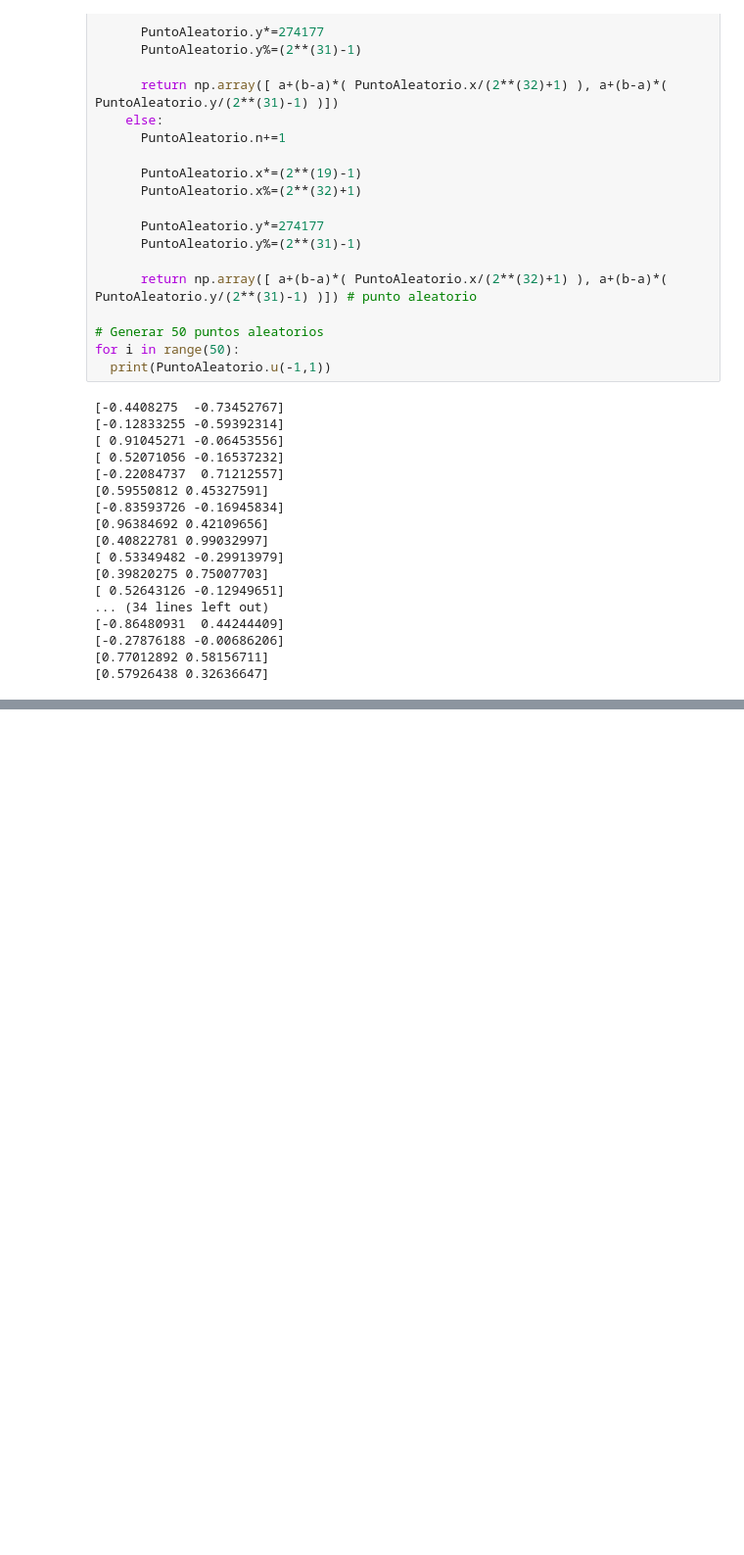
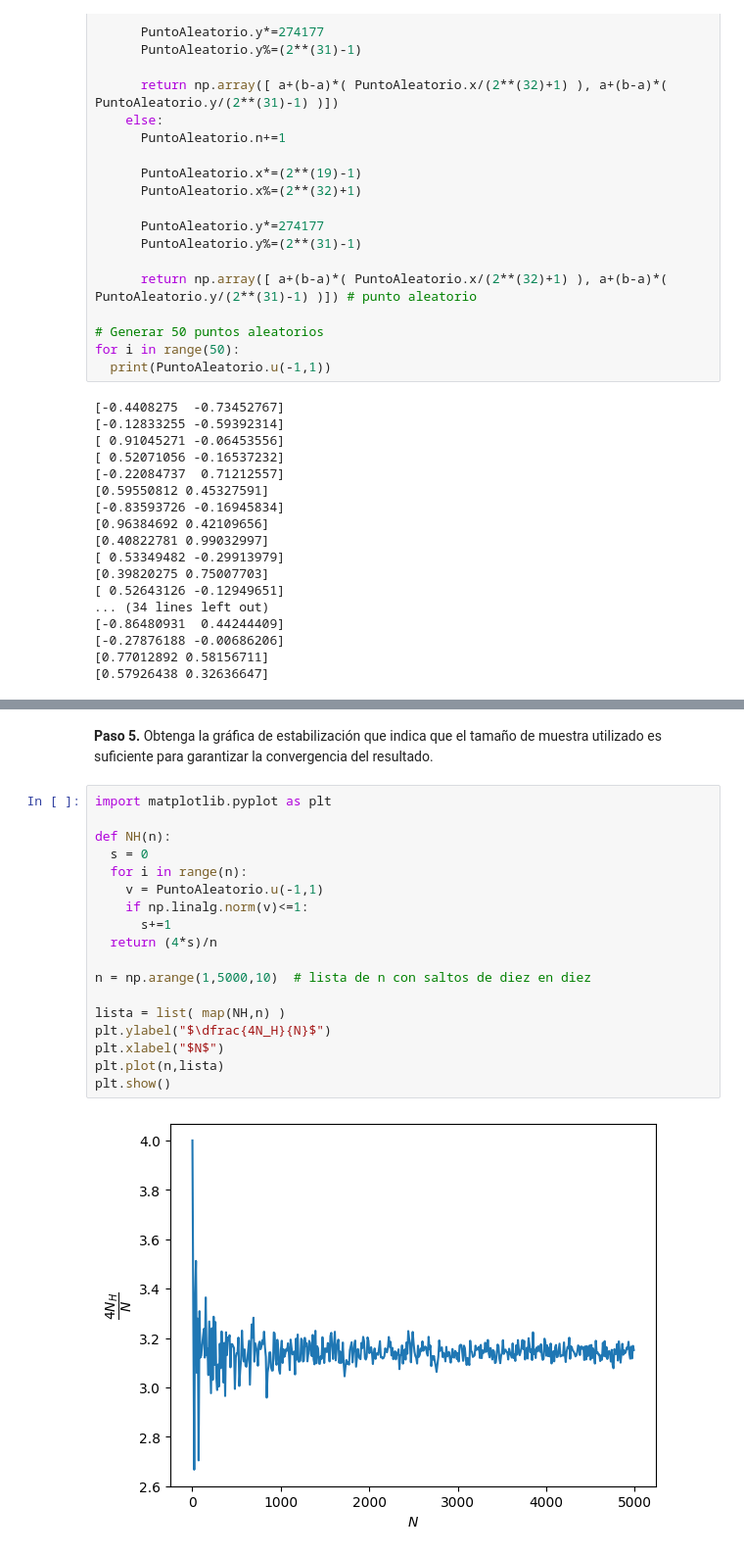
Before and after one commit to AyaxYordi/Simulacion-2---2024, a Jupyter notebook: Número_pi.ipynb, the cells around one changed output, grey strips where cells are left out. Shown at 98% size. Cells and saved outputs as stored; diff of their text form; blank space fills up the shorter version.

```diff
--- a/Número_pi.ipynb
+++ b/Número_pi.ipynb
@@ -96,0 +161,22 @@ for i in range(50):
+# %% [markdown]
+**Paso 5.** Obtenga la gráfica de estabilización que indica que el tamaño de muestra utilizado es suficiente para garantizar la convergencia del resultado.
+# %%
+import matplotlib.pyplot as plt
+
+def NH(n):
+  s = 0
+  for i in range(n):
+    v = PuntoAleatorio.u(-1,1)
+    if np.linalg.norm(v)<=1:
+      s+=1
+  return (4*s)/n
+
+n = np.arange(1,5000,10)  # lista de n con saltos de diez en diez
+
+lista = list( map(NH,n) )
+plt.ylabel("$\dfrac{4N_H}{N}$")
+plt.xlabel("$N$")
+plt.plot(n,lista)
+plt.show()
+# %% [output]
+[figure, added]
```
Also changed, not shown: parts of 6 cells of this notebook.
